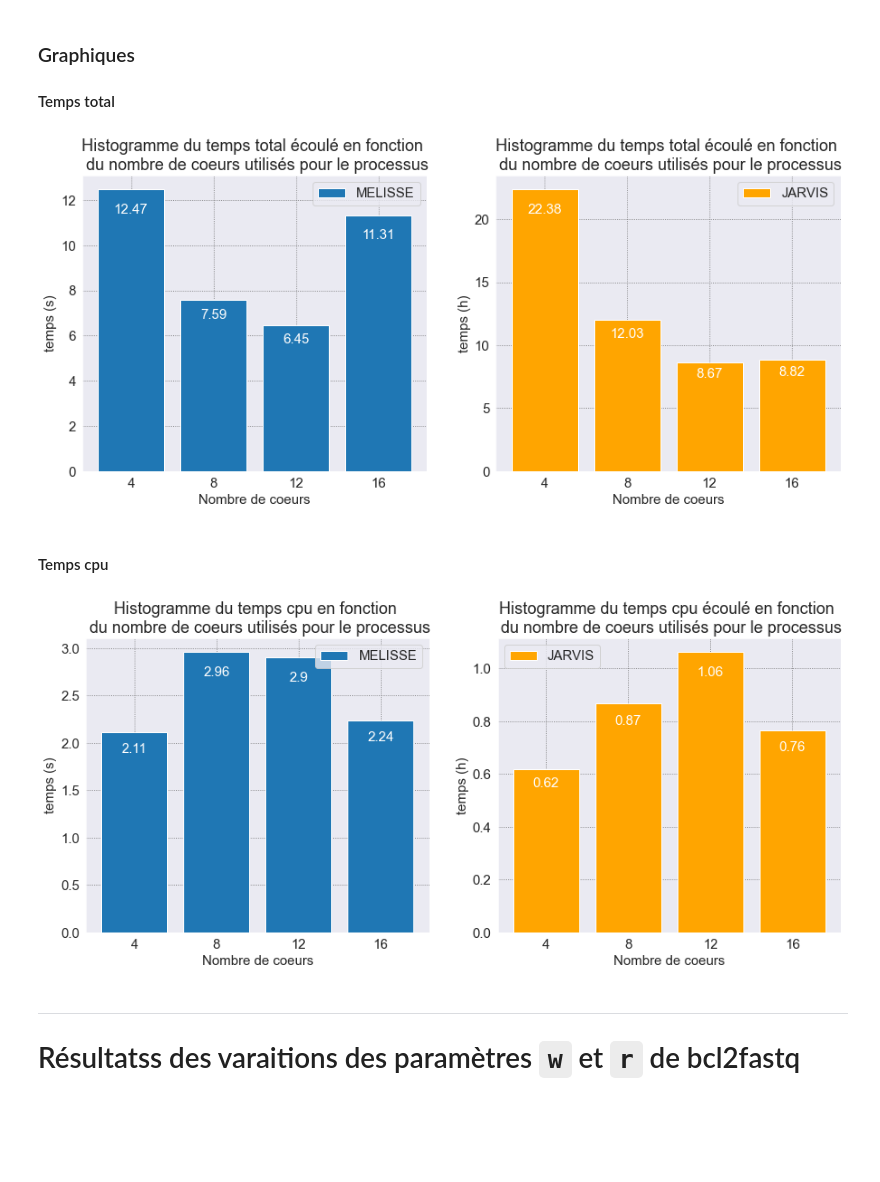
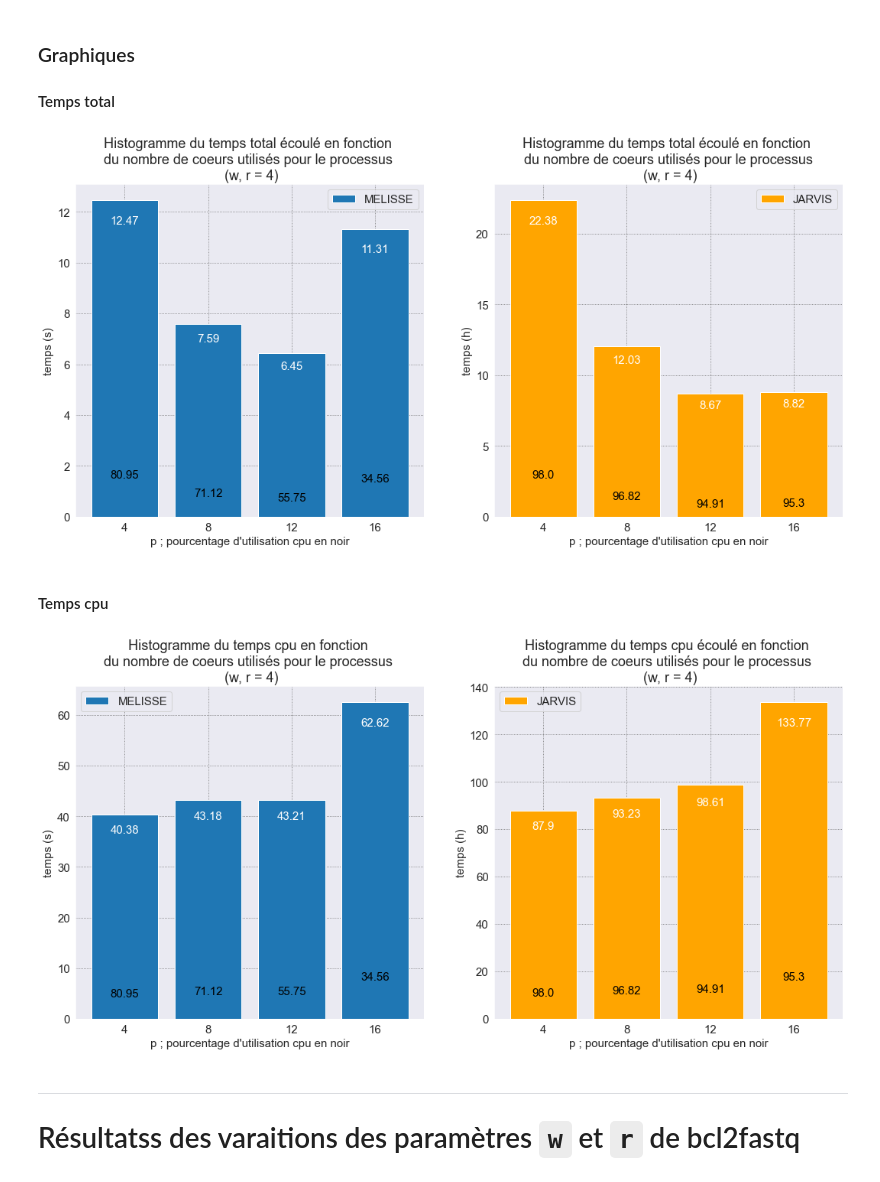
Before and after one commit to w2994a/cahier_labo_cns, a Jupyter notebook: bcl2fastq_bcl-convert/notebook_bcl2fastq_vs_bcl-convert.ipynb, the cells around one changed output. Cells and saved outputs as stored; diff of their text form; code cells hidden in the pictures; blank space fills up the shorter version.

Commit message:
Update graph and tab for cpu time

```diff
--- a/bcl2fastq_bcl-convert/notebook_bcl2fastq_vs_bcl-convert.ipynb
+++ b/bcl2fastq_bcl-convert/notebook_bcl2fastq_vs_bcl-convert.ipynb
@@ -20,3 +20,7 @@ bcl2fasq
 | 5 | JARVIS | p8 | 12:02:06 | 332492.72 | 3128.93 | 96.82 | ... |
 | 6 | JARVIS | p12 | 08:40:15 | 351189.17 | 3822.08 | 94.91 | ... |
 | 7 | JARVIS | p16 | 08:49:20 | 478807.30 | 2748.00 | 95.30 | ... |
+# %%
+bcl2fasq["temps cpu"] = bcl2fasq["temps cpu"] + bcl2fasq["temps utilisateur (s)"]
+bcl2fasq = bcl2fasq.drop("temps utilisateur (s)", axis=1)
+bcl2fasq
@@ -28,7 +42,7 @@ time_jarvis = [(float(time[0:2]) + float(time[3:5])/60) for time in time_jarvis]
 ### Graphiques
 #### Temps total
 # %%
-def autolabel(rects, pos, labels):
+def autolabel(rects, pos, labels, height, col="white"):
     """Fonction d'auto-label sur les bar du barplot.
 
     Parameters
@@ -39,9 +53,12 @@ def autolabel(rects, pos, labels):
         Position sur la figure.
     labels : list or array like
         Liste des labels à ajouter sur les bar du barplot.
+    height : float
+        Float compris entre 0 et 1 pour choisir la hauteur
+        des labels sur le barplot.
     """
     for idx, rect in enumerate(rects):
-        ax[pos].text(rect.get_x() + rect.get_width()/2., 0.95*rect.get_height(),
+        ax[pos].text(rect.get_x() + rect.get_width()/2., height*rect.get_height(),
                      round(labels[idx], 2), ha='center', va='top',
-                     rotation=0, color="white")
+                     rotation=0, color=col)
     return
@@ -48,28 +67,30 @@ def autolabel(rects, pos, labels):
 # %%
-fig, ax = plt.subplots(nrows=1, ncols=2, figsize=(15, 6))
+fig, ax = plt.subplots(nrows=1, ncols=2, figsize=(18, 8))
 ax = ax.ravel()
 
 plt.rc("font", size=15)
 sns.set_style("darkgrid", {"grid.color": ".4", "grid.linestyle": ":"})
 bar1 = ax[0].bar(["4", "8", "12", "16"], time_melisse)
-ax[0].set_title("Histogramme du temps total écoulé en fonction \n du nombre de coeurs utilisés pour le processus")
-ax[0].set_xlabel("Nombre de coeurs")
+ax[0].set_title("Histogramme du temps total écoulé en fonction \n du nombre de coeurs utilisés pour le processus  \n (w, r = 4)")
+ax[0].set_xlabel("p ; pourcentage d'utilisation cpu en noir")
 ax[0].set_ylabel("temps (s)")
 ax[0].legend(["MELISSE"])
 bar2 = ax[1].bar(["4", "8", "12", "16"], time_jarvis, color="orange")
-ax[1].set_title("Histogramme du temps total écoulé en fonction \n du nombre de coeurs utilisés pour le processus")
-ax[1].set_xlabel("Nombre de coeurs")
+ax[1].set_title("Histogramme du temps total écoulé en fonction \n du nombre de coeurs utilisés pour le processus \n (w, r = 4)")
+ax[1].set_xlabel("p ; pourcentage d'utilisation cpu en noir")
 ax[1].set_ylabel("temps (h)")
 ax[1].legend(["JARVIS"])
-autolabel(bar1, 0, time_melisse)
-autolabel(bar2, 1, time_jarvis)
+autolabel(bar1, 0, time_melisse, 0.95)
+autolabel(bar2, 1, time_jarvis, 0.95)
+autolabel(bar1, 0, list(bcl2fasq["utilisation cpu (%)"][0:4]), 0.15, col="black")
+autolabel(bar2, 1, list(bcl2fasq["utilisation cpu (%)"][4:]), 0.15, col="black")
 plt.savefig("img/temps_total1.png", transparent=False);
 # %% [output]
-[figure, old version]
+[figure, new version]
 # %% [markdown]
 #### Temps cpu
 # %%
-fig, ax = plt.subplots(nrows=1, ncols=2, figsize=(15, 6))
+fig, ax = plt.subplots(nrows=1, ncols=2, figsize=(18, 8))
 ax = ax.ravel()
 
 time_cpu_m = list(bcl2fasq["temps cpu"][0:4])
@@ -78,20 +99,22 @@ time_cpu_j = np.array(bcl2fasq["temps cpu"][4:8])/3600
 plt.rc("font", size=15)
 sns.set_style("darkgrid", {"grid.color": ".4", "grid.linestyle": ":"})
 bar1 = ax[0].bar(["4", "8", "12", "16"], time_cpu_m)
-ax[0].set_title("Histogramme du temps cpu en fonction \n du nombre de coeurs utilisés pour le processus")
-ax[0].set_xlabel("Nombre de coeurs")
+ax[0].set_title("Histogramme du temps cpu en fonction \n du nombre de coeurs utilisés pour le processus  \n (w, r = 4)")
+ax[0].set_xlabel("p ; pourcentage d'utilisation cpu en noir")
 ax[0].set_ylabel("temps (s)")
 ax[0].legend(["MELISSE"])
 bar2 = ax[1].bar(["4", "8", "12", "16"], time_cpu_j, color="orange")
-ax[1].set_title("Histogramme du temps cpu écoulé en fonction \n du nombre de coeurs utilisés pour le processus")
-ax[1].set_xlabel("Nombre de coeurs")
+ax[1].set_title("Histogramme du temps cpu écoulé en fonction \n du nombre de coeurs utilisés pour le processus  \n (w, r = 4)")
+ax[1].set_xlabel("p ; pourcentage d'utilisation cpu en noir")
 ax[1].set_ylabel("temps (h)")
 ax[1].legend(["JARVIS"])
-autolabel(bar1, 0, time_cpu_m)
-autolabel(bar2, 1, time_cpu_j)
+autolabel(bar1, 0, time_cpu_m, 0.95)
+autolabel(bar2, 1, time_cpu_j, 0.95)
+autolabel(bar1, 0, list(bcl2fasq["utilisation cpu (%)"][0:4]), 0.15, col="black")
+autolabel(bar2, 1, list(bcl2fasq["utilisation cpu (%)"][4:]), 0.15, col="black")
 plt.savefig("img/temps_cpu1.png", transparent=False);
 # %% [output]
-[figure, old version]
+[figure, new version]
 # %% [markdown]
 ---
 # Résultatss des varaitions des paramètres `w` et `r` de bcl2fastq
```
Also changed, not shown: parts of 13 cells of this notebook, 9 other files.
